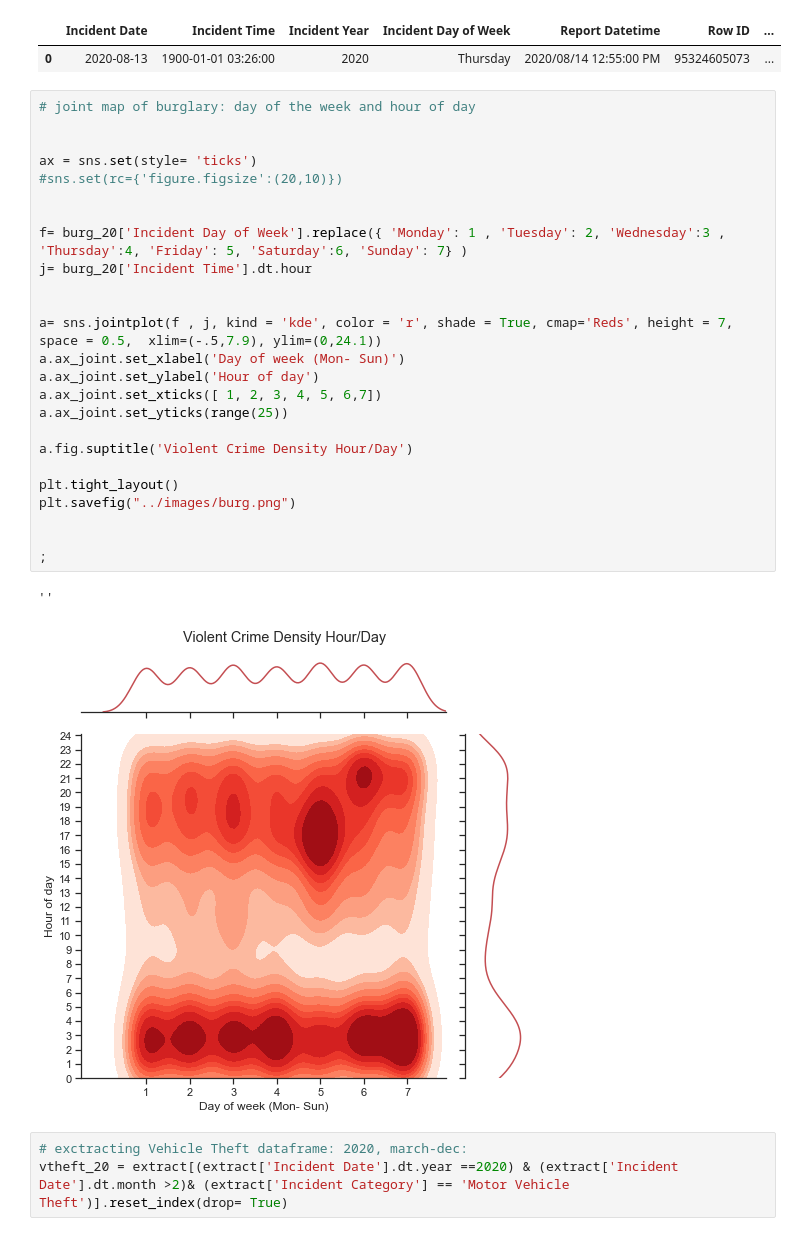
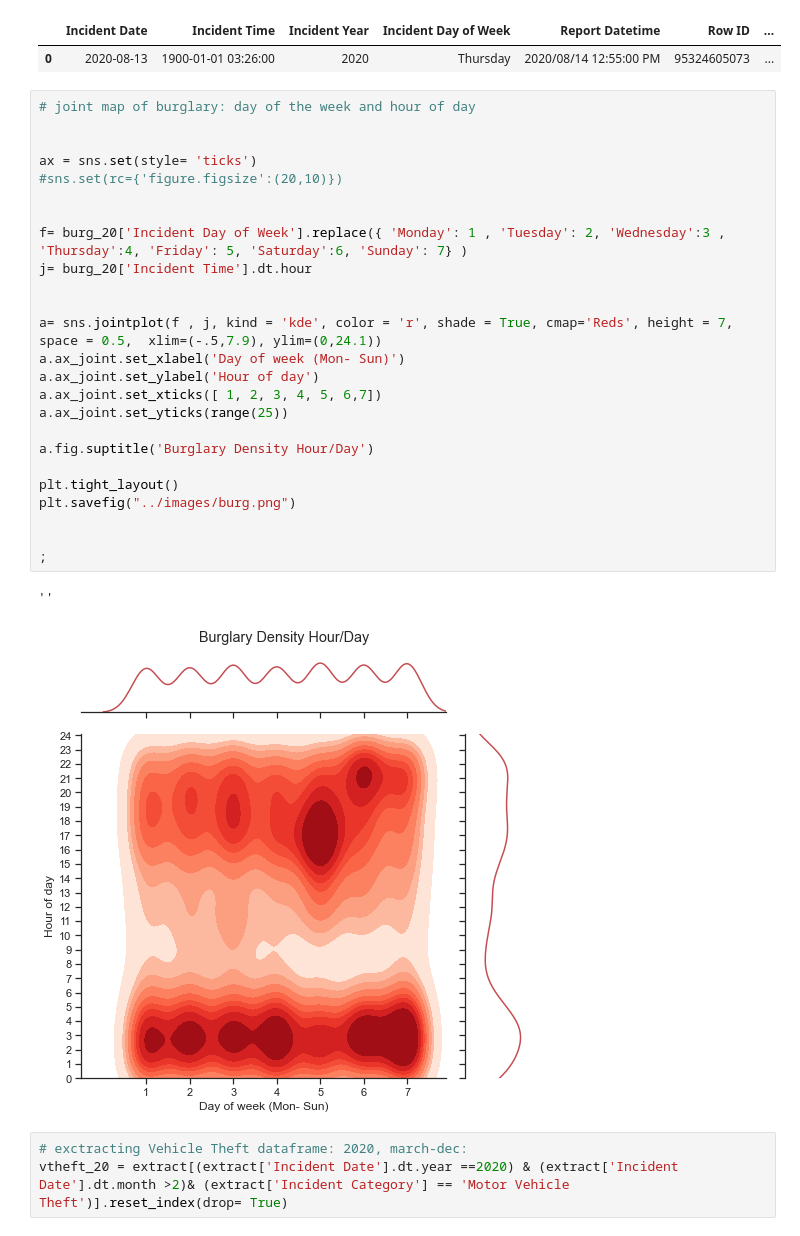
Before and after one commit to baharbiazar/San_Francisco_crime_EDA, a Jupyter notebook: src/sf_crime_analysis.ipynb, the cells around one changed output. Drawn from its saved outputs; the diff is of its cells as text.

```diff
--- a/src/sf_crime_analysis.ipynb
+++ b/src/sf_crime_analysis.ipynb
@@ -191,31 +191,31 @@ burg_20.head(1)
 # %%
 # joint map of burglary: day of the week and hour of day
 
 
 ax = sns.set(style= 'ticks')
 #sns.set(rc={'figure.figsize':(20,10)})
 
 
 f= burg_20['Incident Day of Week'].replace({ 'Monday': 1 , 'Tuesday': 2, 'Wednesday':3 , 'Thursday':4, 'Friday': 5, 'Saturday':6, 'Sunday': 7} )
 j= burg_20['Incident Time'].dt.hour
 
 
 a= sns.jointplot(f , j, kind = 'kde', color = 'r', shade = True, cmap='Reds', height = 7, space = 0.5,  xlim=(-.5,7.9), ylim=(0,24.1))
 a.ax_joint.set_xlabel('Day of week (Mon- Sun)')
 a.ax_joint.set_ylabel('Hour of day')
 a.ax_joint.set_xticks([ 1, 2, 3, 4, 5, 6,7])
 a.ax_joint.set_yticks(range(25))
 
-a.fig.suptitle('Violent Crime Density Hour/Day')
+a.fig.suptitle('Burglary Density Hour/Day')
 
 plt.tight_layout()
 plt.savefig("../images/burg.png")
 
 
 ;
 # %% [output]
 ''
-[figure, old version]
+[figure, new version]
 # %%
 # exctracting Vehicle Theft dataframe: 2020, march-dec:
 vtheft_20 = extract[(extract['Incident Date'].dt.year ==2020) & (extract['Incident Date'].dt.month >2)& (extract['Incident Category'] == 'Motor Vehicle Theft')].reset_index(drop= True)
```
Also changed, not shown: parts of 9 cells of this notebook, 15 other files.
